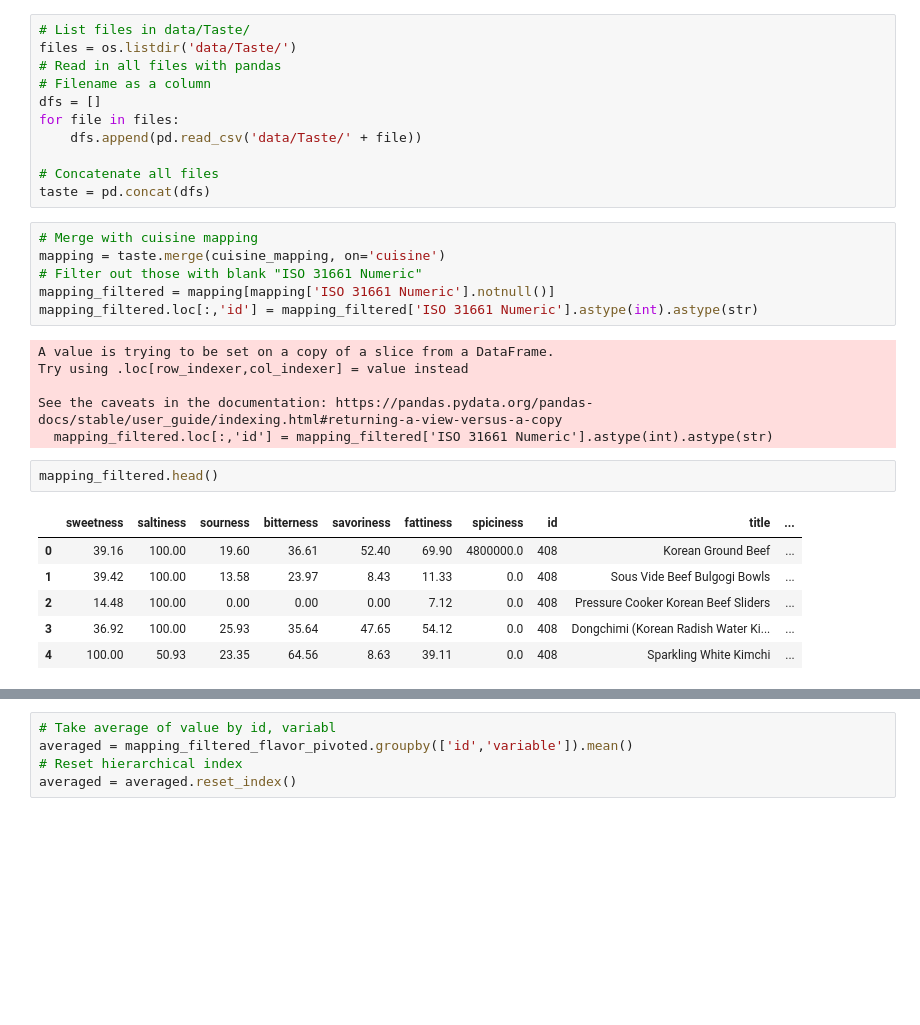
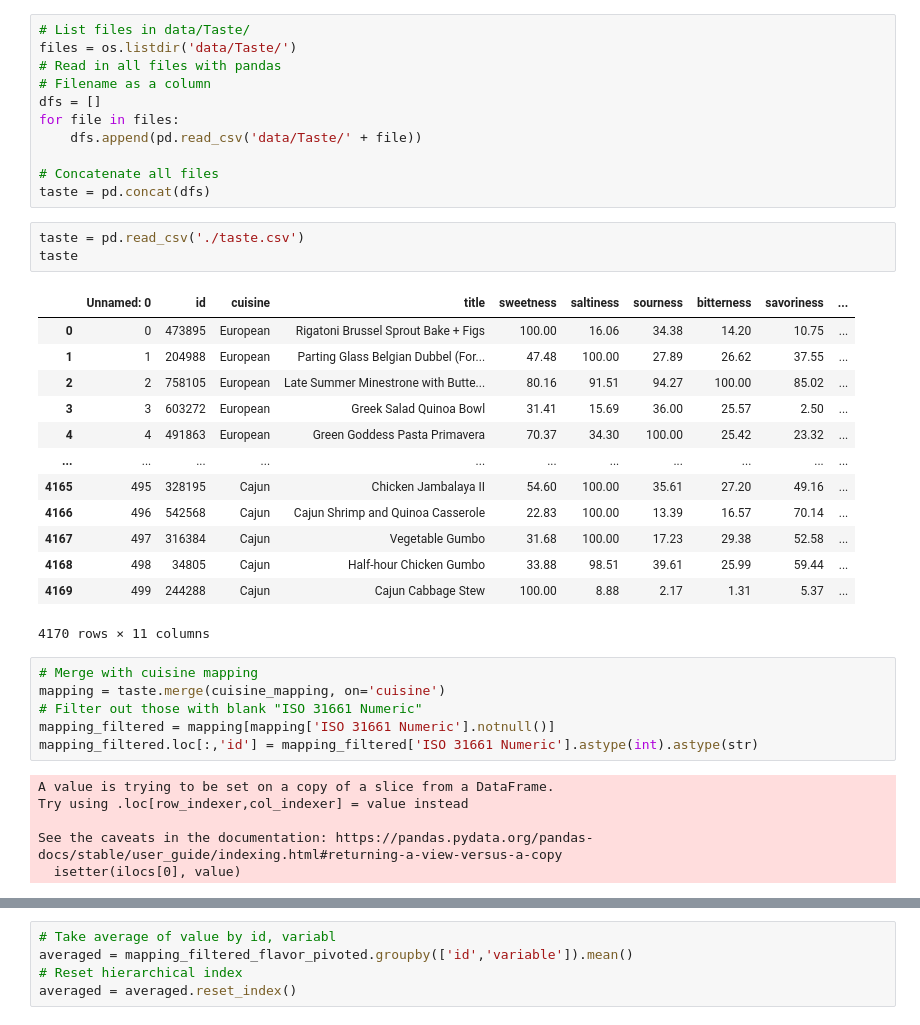
Before and after one commit to CodyBurker/Recipe-Radar, a Jupyter notebook: Map.ipynb, the cells around one changed output, grey strips where cells are left out. Drawn from its saved outputs; the diff is of its cells as text; blank space fills up the shorter version.

```diff
--- a/Map.ipynb
+++ b/Map.ipynb
@@ -16,6 +16,23 @@ for file in files:
 
 # Concatenate all files
 taste = pd.concat(dfs)
+# %%
+taste = pd.read_csv('./taste.csv')
+taste
+# %% [output]
+|  | Unnamed: 0 | id | cuisine | title | sweetness | saltiness | sourness | bitterness | savoriness | ... |
+| 0 | 0 | 473895 | European | Rigatoni Brussel Sprout Bake + Figs | 100.00 | 16.06 | 34.38 | 14.20 | 10.75 | ... |
+| 1 | 1 | 204988 | European | Parting Glass Belgian Dubbel (For... | 47.48 | 100.00 | 27.89 | 26.62 | 37.55 | ... |
+| 2 | 2 | 758105 | European | Late Summer Minestrone with Butte... | 80.16 | 91.51 | 94.27 | 100.00 | 85.02 | ... |
+| 3 | 3 | 603272 | European | Greek Salad Quinoa Bowl | 31.41 | 15.69 | 36.00 | 25.57 | 2.50 | ... |
+| 4 | 4 | 491863 | European | Green Goddess Pasta Primavera | 70.37 | 34.30 | 100.00 | 25.42 | 23.32 | ... |
+| ... | ... | ... | ... | ... | ... | ... | ... | ... | ... | ... |
+| 4165 | 495 | 328195 | Cajun | Chicken Jambalaya II | 54.60 | 100.00 | 35.61 | 27.20 | 49.16 | ... |
+| 4166 | 496 | 542568 | Cajun | Cajun Shrimp and Quinoa Casserole | 22.83 | 100.00 | 13.39 | 16.57 | 70.14 | ... |
+| 4167 | 497 | 316384 | Cajun | Vegetable Gumbo | 31.68 | 100.00 | 17.23 | 29.38 | 52.58 | ... |
+| 4168 | 498 | 34805 | Cajun | Half-hour Chicken Gumbo | 33.88 | 98.51 | 39.61 | 25.99 | 59.44 | ... |
+| 4169 | 499 | 244288 | Cajun | Cajun Cabbage Stew | 100.00 | 8.88 | 2.17 | 1.31 | 5.37 | ... |
+4170 rows × 11 columns
 # %%
 # Merge with cuisine mapping
 mapping = taste.merge(cuisine_mapping, on='cuisine')
@@ -27,13 +44,4 @@ A value is trying to be set on a copy of a slice from a DataFrame.
 Try using .loc[row_indexer,col_indexer] = value instead
 
 See the caveats in the documentation: https://pandas.pydata.org/pandas-docs/stable/user_guide/indexing.html#returning-a-view-versus-a-copy
-  mapping_filtered.loc[:,'id'] = mapping_filtered['ISO 31661 Numeric'].astype(int).astype(str)
+  isetter(ilocs[0], value)
-# %%
-mapping_filtered.head()
-# %% [output]
-|  | sweetness | saltiness | sourness | bitterness | savoriness | fattiness | spiciness | id | title | ... |
-| 0 | 39.16 | 100.00 | 19.60 | 36.61 | 52.40 | 69.90 | 4800000.0 | 408 | Korean Ground Beef | ... |
-| 1 | 39.42 | 100.00 | 13.58 | 23.97 | 8.43 | 11.33 | 0.0 | 408 | Sous Vide Beef Bulgogi Bowls | ... |
-| 2 | 14.48 | 100.00 | 0.00 | 0.00 | 0.00 | 7.12 | 0.0 | 408 | Pressure Cooker Korean Beef Sliders | ... |
-| 3 | 36.92 | 100.00 | 25.93 | 35.64 | 47.65 | 54.12 | 0.0 | 408 | Dongchimi (Korean Radish Water Ki... | ... |
-| 4 | 100.00 | 50.93 | 23.35 | 64.56 | 8.63 | 39.11 | 0.0 | 408 | Sparkling White Kimchi | ... |
```
Also changed, not shown: parts of 4 cells of this notebook, 1 other file.
